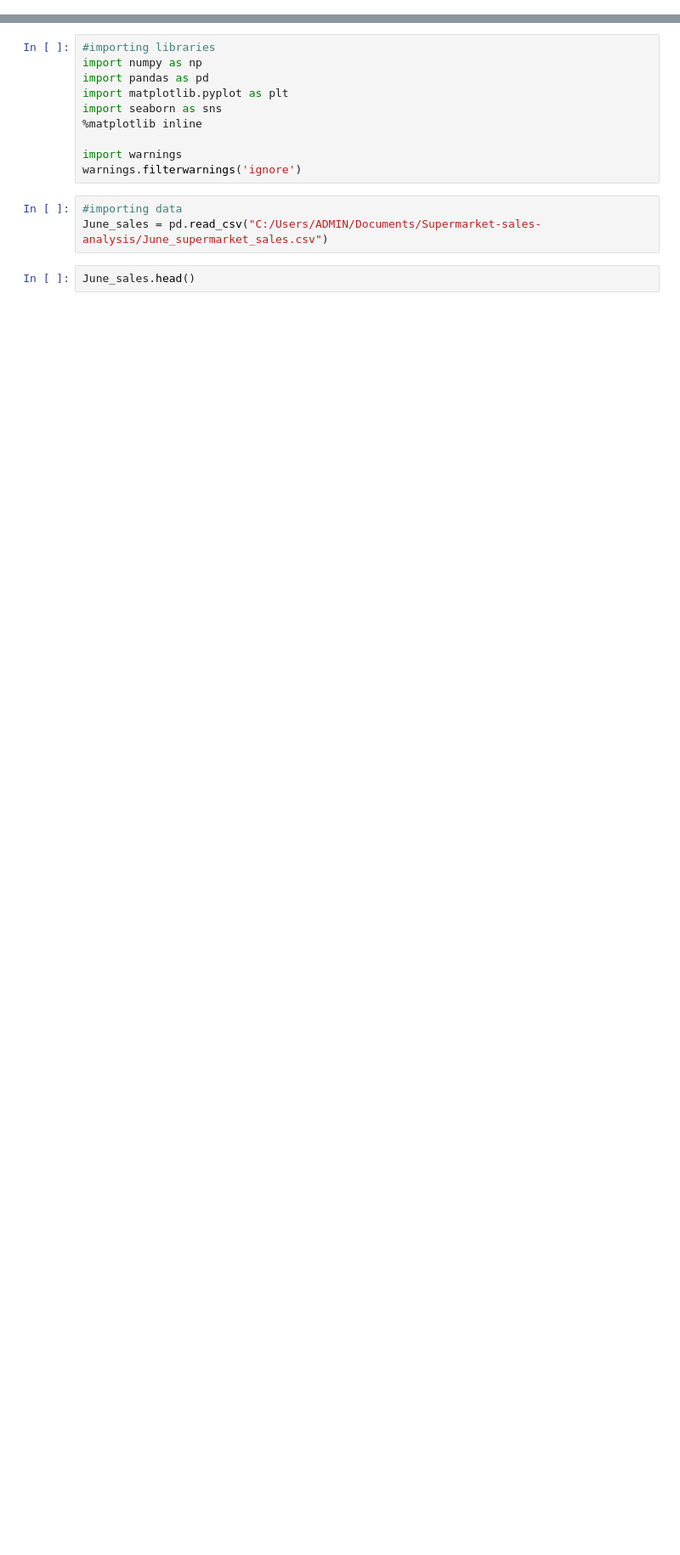
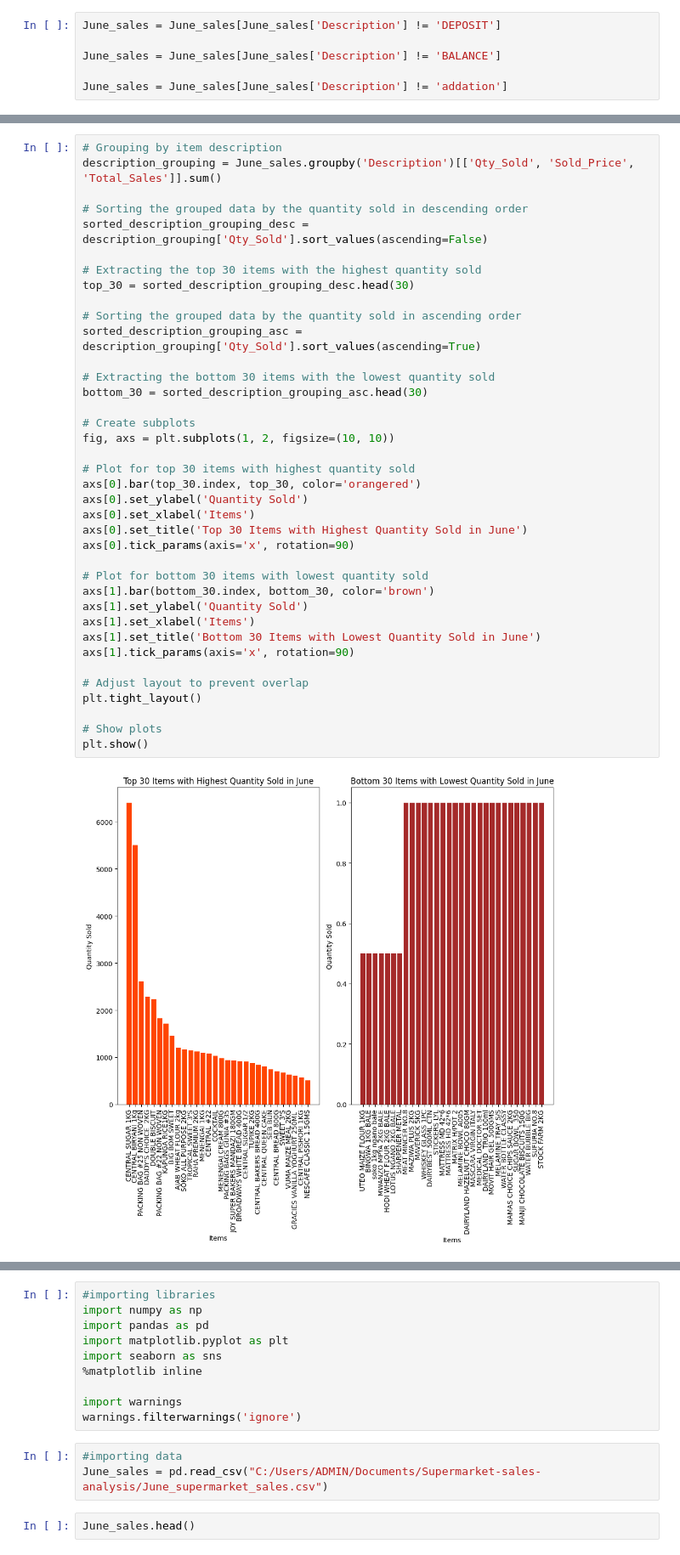
Before and after one commit to Emily-Ngahu/Supermarket-sales-analysis, a Jupyter notebook: June_analysis.ipynb, the cells around one changed output, grey strips where cells are left out. Shown at 85% size. Cells and saved outputs as stored; diff of their text form; blank space fills up the shorter version.

```diff
--- a/June_analysis.ipynb
+++ b/June_analysis.ipynb
@@ -0,0 +330,6 @@
+# %%
+June_sales = June_sales[June_sales['Description'] != 'DEPOSIT']
+
+June_sales = June_sales[June_sales['Description'] != 'BALANCE']
+
+June_sales = June_sales[June_sales['Description'] != 'addation']
@@ -0,0 +340,40 @@
+# %%
+# Grouping by item description
+description_grouping = June_sales.groupby('Description')[['Qty_Sold', 'Sold_Price', 'Total_Sales']].sum()
+
+# Sorting the grouped data by the quantity sold in descending order
+sorted_description_grouping_desc = description_grouping['Qty_Sold'].sort_values(ascending=False)
+
+# Extracting the top 30 items with the highest quantity sold
+top_30 = sorted_description_grouping_desc.head(30)
+
+# Sorting the grouped data by the quantity sold in ascending order
+sorted_description_grouping_asc = description_grouping['Qty_Sold'].sort_values(ascending=True)
+
+# Extracting the bottom 30 items with the lowest quantity sold
+bottom_30 = sorted_description_grouping_asc.head(30)
+
+# Create subplots
+fig, axs = plt.subplots(1, 2, figsize=(10, 10))
+
+# Plot for top 30 items with highest quantity sold
+axs[0].bar(top_30.index, top_30, color='orangered')
+axs[0].set_ylabel('Quantity Sold')
+axs[0].set_xlabel('Items')
+axs[0].set_title('Top 30 Items with Highest Quantity Sold in June')
+axs[0].tick_params(axis='x', rotation=90)
+
+# Plot for bottom 30 items with lowest quantity sold
+axs[1].bar(bottom_30.index, bottom_30, color='brown')
+axs[1].set_ylabel('Quantity Sold')
+axs[1].set_xlabel('Items')
+axs[1].set_title('Bottom 30 Items with Lowest Quantity Sold in June')
+axs[1].tick_params(axis='x', rotation=90)
+
+# Adjust layout to prevent overlap
+plt.tight_layout()
+
+# Show plots
+plt.show()
+# %% [output]
+[figure, added]
```
Also changed, not shown: parts of 77 cells of this notebook.
